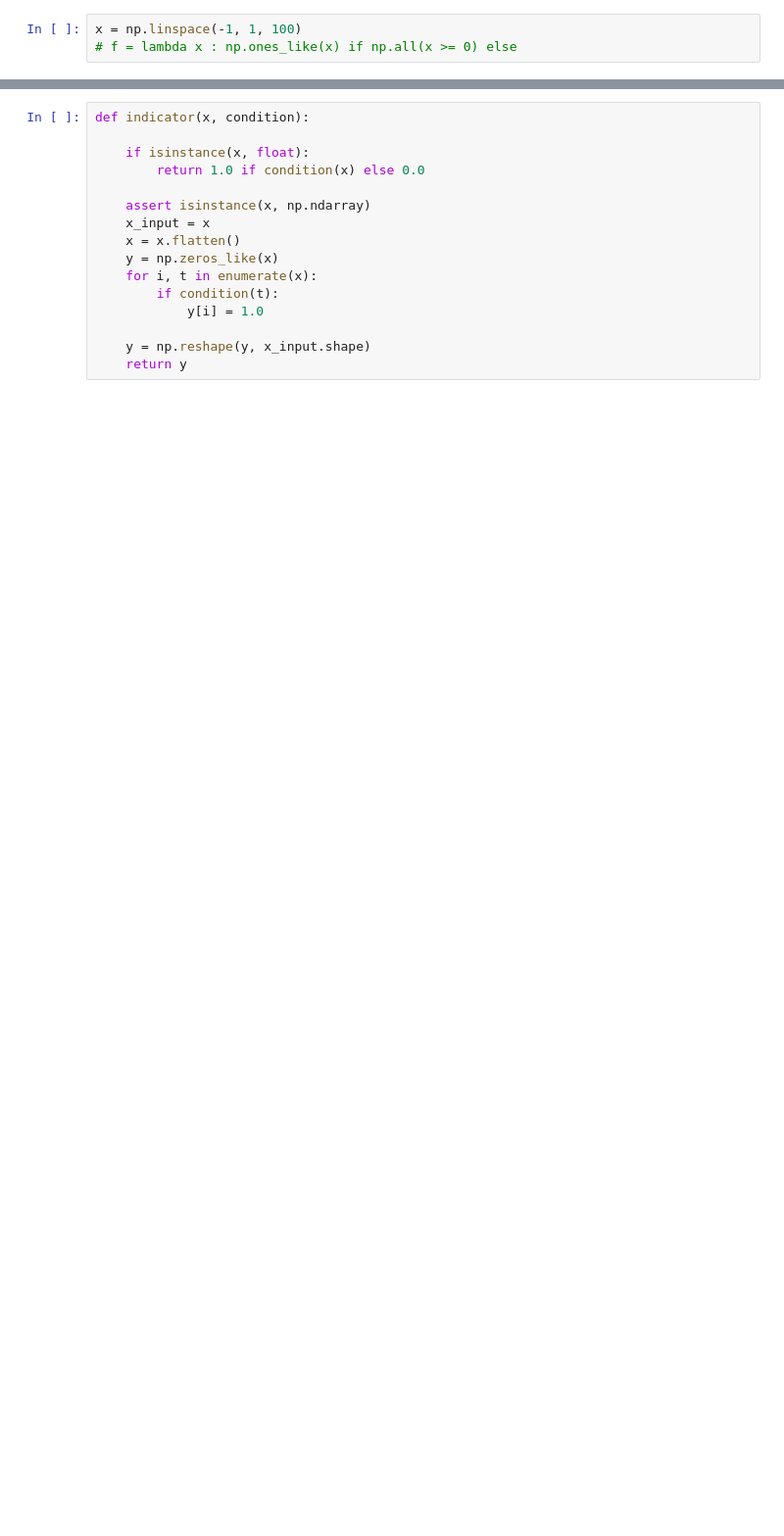
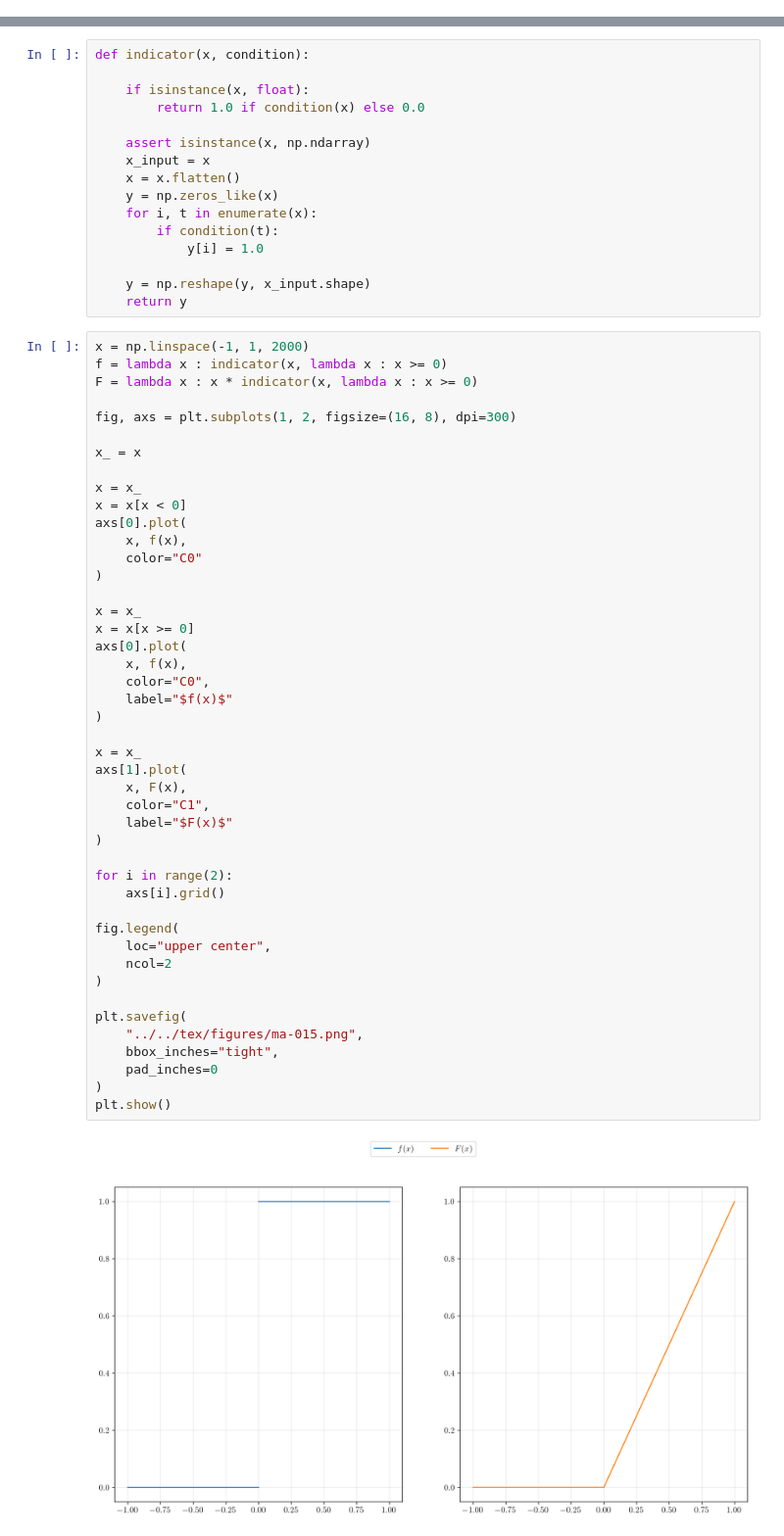
Before and after one commit to Isaac-Fate/mathematical-analysis, a Jupyter notebook: scripts/RiemannStieltjesIntegral/FundamentalTheoremOfCalculus.ipynb, the cells around one changed output, grey strips where cells are left out. Shown at 98% size. Drawn from its saved outputs; the diff is of its cells as text; blank space fills up the shorter version.

```diff
--- a/scripts/RiemannStieltjesIntegral/FundamentalTheoremOfCalculus.ipynb
+++ b/scripts/RiemannStieltjesIntegral/FundamentalTheoremOfCalculus.ipynb
@@ -12,6 +12,3 @@ import sys
 sys.path.append("../")
 from plt_tools import config_plt, fill_between_3d
 config_plt()
-# %%
-x = np.linspace(-1, 1, 100)
-# f = lambda x : np.ones_like(x) if np.all(x >= 0) else
@@ -69,3 +28,50 @@ def indicator(x, condition):
 
     y = np.reshape(y, x_input.shape)
     return y
+# %%
+x = np.linspace(-1, 1, 2000)
+f = lambda x : indicator(x, lambda x : x >= 0)
+F = lambda x : x * indicator(x, lambda x : x >= 0)
+
+fig, axs = plt.subplots(1, 2, figsize=(16, 8), dpi=300)
+
+x_ = x
+
+x = x_
+x = x[x < 0]
+axs[0].plot(
+    x, f(x),
+    color="C0"
+)
+
+x = x_
+x = x[x >= 0]
+axs[0].plot(
+    x, f(x),
+    color="C0",
+    label="$f(x)$"
+)
+
+x = x_
+axs[1].plot(
+    x, F(x),
+    color="C1",
+    label="$F(x)$"
+)
+
+for i in range(2):
+    axs[i].grid()
+
+fig.legend(
+    loc="upper center",
+    ncol=2
+)
+
+plt.savefig(
+    "../../tex/figures/ma-015.png",
+    bbox_inches="tight",
+    pad_inches=0
+)
+plt.show()
+# %% [output]
+[figure, added]
```
Also changed, not shown: parts of 2 cells of this notebook, 4 other files.
